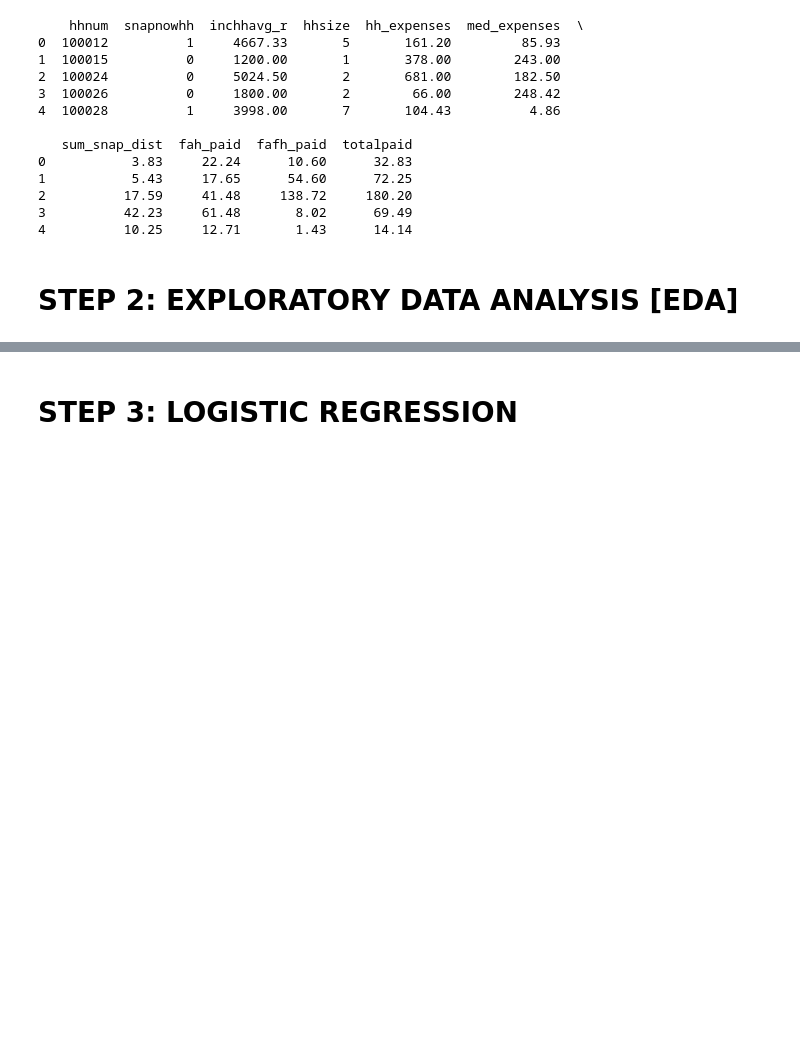
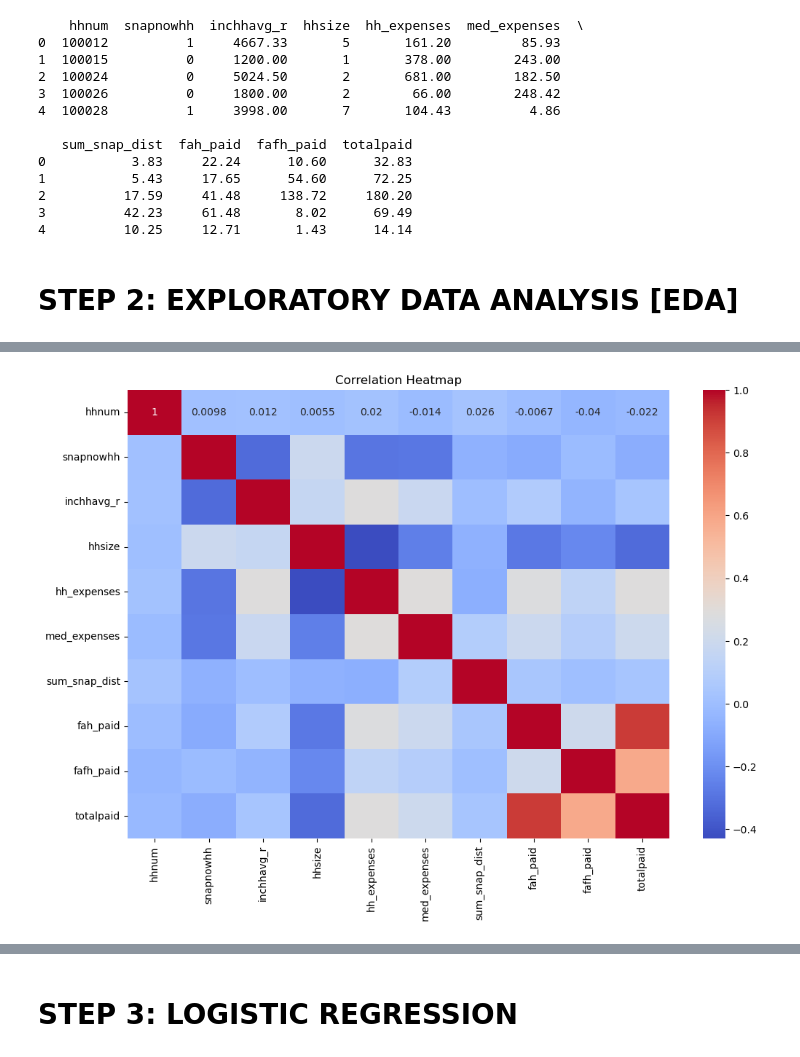
Before and after one commit to rooprg/snap_participation_ml, a Jupyter notebook: data_cleaning_model_build_eval.ipynb, the cells around one changed output, grey strips where cells are left out. Saved outputs shown, nothing was run; the diff lists cells and outputs as text; code cells hidden in the pictures; blank space fills up the shorter version.

```diff
--- a/data_cleaning_model_build_eval.ipynb
+++ b/data_cleaning_model_build_eval.ipynb
@@ -359,0 +369,4 @@ print(queried_df.head())
+# %%
+# Calculate correlation matrix
+correlation_matrix = snap_df.corr()
+print(correlation_matrix)
@@ -359,0 +391,8 @@ print(queried_df.head())
+# %%
+# Plot heatmap
+plt.figure(figsize=(12, 8))
+sns.heatmap(correlation_matrix, annot=True, cmap='coolwarm')
+plt.title('Correlation Heatmap')
+plt.show()
+# %% [output]
+[figure, added]
```
Also changed, not shown: parts of 14 cells of this notebook, 2 other files.
